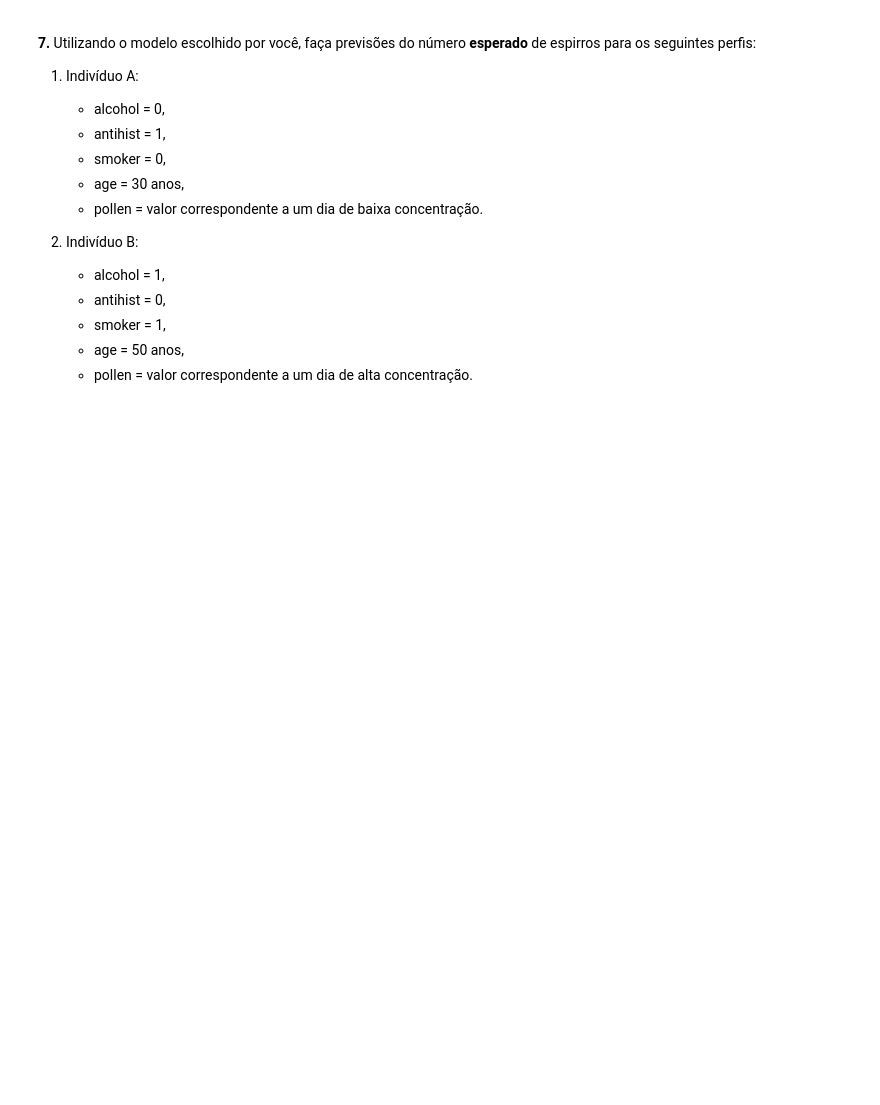
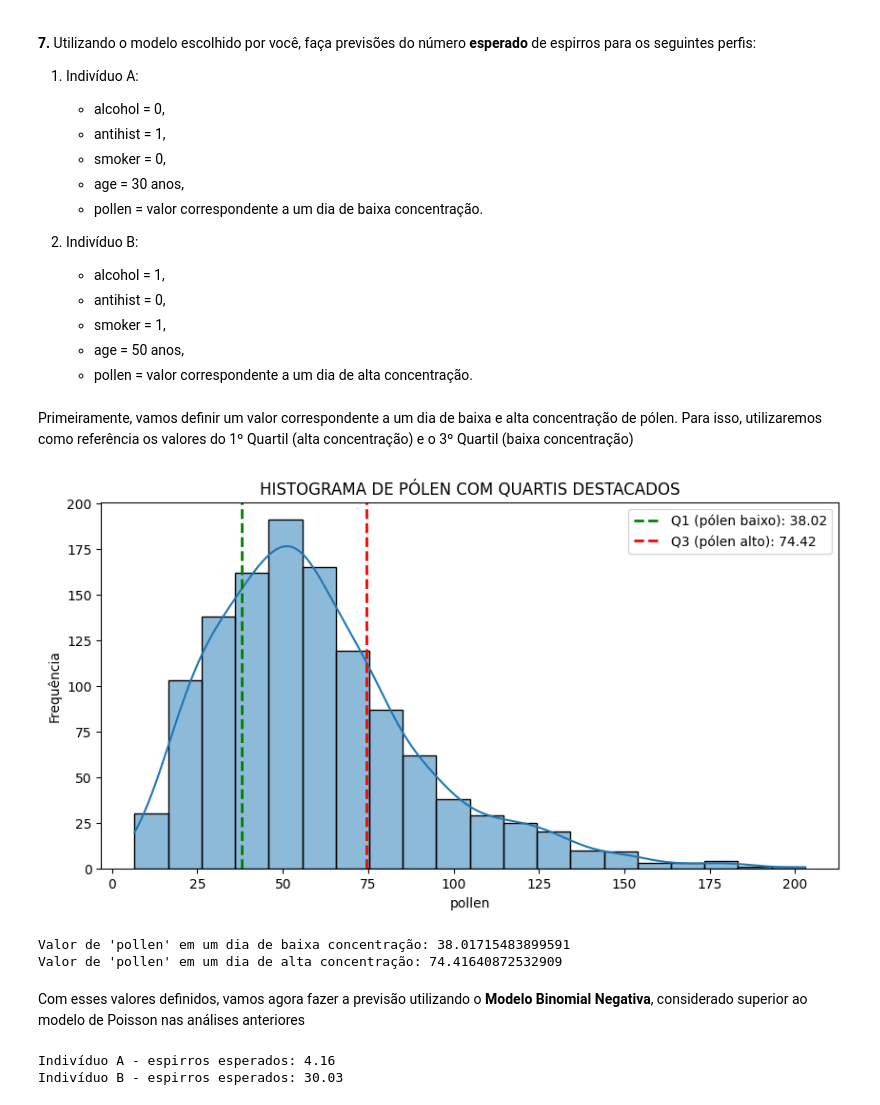
Before and after one commit to PTurquetti/P2_ModelosRegressao2, a Jupyter notebook: SME0823_P2_PauloHenriqueVedovattoTurquetti_13750791.ipynb, the cells around one changed output. Saved outputs shown, nothing was run; the diff lists cells and outputs as text; code cells hidden in the pictures; blank space fills up the shorter version.

```diff
--- a/SME0823_P2_PauloHenriqueVedovattoTurquetti_13750791.ipynb
+++ b/SME0823_P2_PauloHenriqueVedovattoTurquetti_13750791.ipynb
@@ -646,3 +744,57 @@ em que medida as conclusões baseadas em critérios de ajuste (desvio, AIC) coin
    * smoker = 1,
    * age = 50 anos,
    * pollen = valor correspondente a um dia de alta concentração.
+# %% [markdown]
+Primeiramente, vamos definir um valor correspondente a um dia de baixa e alta concentração de pólen. Para isso, utilizaremos como referência os valores do 1º Quartil (alta concentração) e o 3º Quartil (baixa concentração)
+# %%
+# DEFINIÇÃO DOS VALORES COM BASE NOS QUANTIS
+pollen_baixo = df["pollen"].quantile(0.25)
+pollen_alto  = df["pollen"].quantile(0.75)
+
+# HISTOGRAMA COM VALORES ESTABELECIDOS
+plt.figure(figsize=(10, 5))
+sns.histplot(df["pollen"], bins=20, kde=True)
+plt.axvline(pollen_baixo, color="green", linestyle="--", linewidth=2, label=f'Q1 (pólen baixo): {pollen_baixo:.2f}')
+plt.axvline(pollen_alto, color="red", linestyle="--", linewidth=2, label=f'Q3 (pólen alto): {pollen_alto:.2f}')
+plt.title("Histograma de Pólen com Quartis Destacados".upper())
+plt.xlabel("pollen")
+plt.ylabel("Frequência")
+plt.legend()
+plt.show()
+
+print("Valor de 'pollen' em um dia de baixa concentração:", pollen_baixo)
+print("Valor de 'pollen' em um dia de alta concentração:", pollen_alto)
+# %% [output]
+[figure, added]
+Valor de 'pollen' em um dia de baixa concentração: 38.01715483899591
+Valor de 'pollen' em um dia de alta concentração: 74.41640872532909
+# %% [markdown]
+Com esses valores definidos, vamos agora fazer a previsão utilizando o **Modelo Binomial Negativa**, considerado superior ao modelo de Poisson nas análises anteriores
+# %%
+# CRIAND ENTRADAS DOS INDIVIDUOS
+individuo_A = pd.DataFrame({
+    "alcohol": [0],
+    "antihist": [1],
+    "smoker": [0],
+    "age": [30],
+    "pollen": [pollen_baixo]
+})
+
+individuo_B = pd.DataFrame({
+    "alcohol": [1],
+    "antihist": [0],
+    "smoker": [1],
+    "age": [50],
+    "pollen": [pollen_alto]
+})
+
+
+# Previsões usando o modelo escolhido (Binomial Negativa)
+pred_A = ajuste_nb.predict(individuo_A)[0]
+pred_B = ajuste_nb.predict(individuo_B)[0]
+
+print(f"Indivíduo A - espirros esperados: {pred_A:.2f}")
+print(f"Indivíduo B - espirros esperados: {pred_B:.2f}")
+# %% [output]
+Indivíduo A - espirros esperados: 4.16
+Indivíduo B - espirros esperados: 30.03
```
Also changed, not shown: parts of 16 cells of this notebook.
